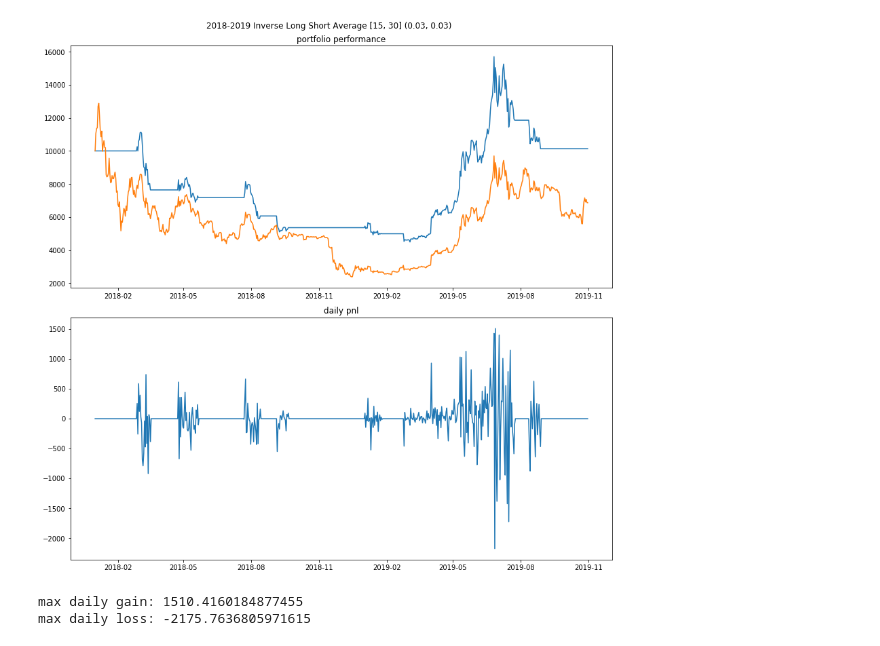
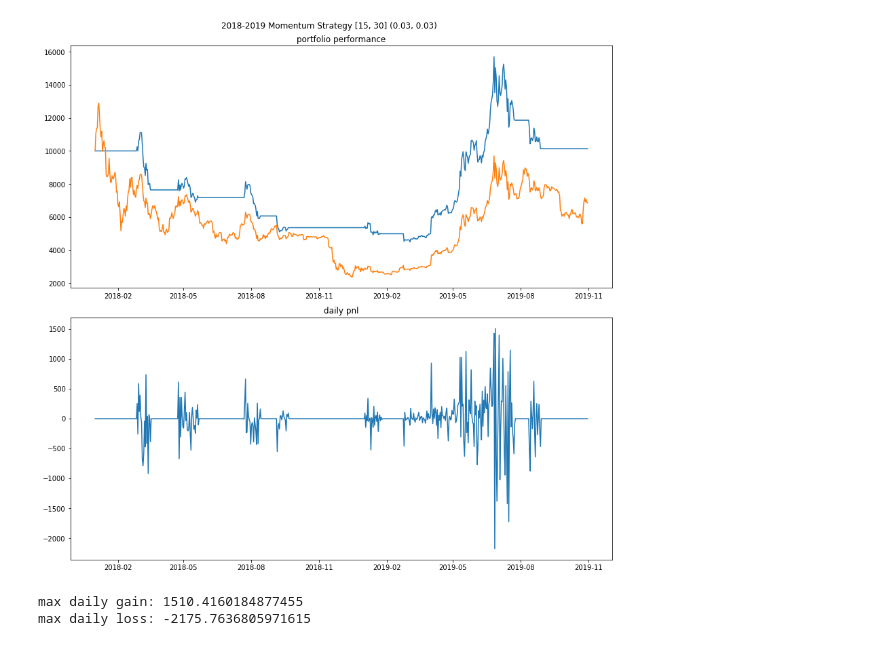
Before and after one commit to Jwang-2007/DataIncubatorProposal, a Jupyter notebook: data_incubator_demo_1.ipynb, the cells around one changed output. Cells and saved outputs as stored; diff of their text form; code cells hidden in the pictures.

```diff
--- a/data_incubator_demo_1.ipynb
+++ b/data_incubator_demo_1.ipynb
@@ -36,12 +27,20 @@ df_btc=dg.IndexedData("","",data)
 # %%
 config = {'asset_type': 'spot'}
-model_btc_eth = env.MktEnv([])
+model_btc = env.MktEnv([])
 comp_btc = envspot.MktEnvSpot('btc', df_btc, config)
 comp_btc.data=comp_btc.data.sort_index()
 model_btc_eth.insert_section(comp_btc)
 
-
-
 cash = 10000
 assets = {'btc': 0}
 ini_pfo = ledger.Ledger(assets, cash)
+
+ls_rule = {'method' : 'moving_average', 'window_size' : [15, 30], 'tolerance_up' : 0.03, 'tolerance_down' : 0.03}
+strats = stg_ls.StrategyInverseMA(model_btc, ini_pfo, ls_rule)
+start_date_str = '2018-01-01'
+end_date_str='2019-11-01'
+start_date = datetime.strptime(start_date_str, '%Y-%m-%d')
+end_date=datetime.strptime(end_date_str, '%Y-%m-%d')
+report = strats.back_testing(start_date ,end_date)
+
+longShortReport = report.copy()
@@ -72,25 +47,25 @@ longShortReport = report.copy()
 # %%
 report = longShortReport
 outDir='./'
 
-strategyName = '2018-2019 Inverse Long Short Average [15, 30] (0.03, 0.03)'
+strategyName = '2018-2019 Momentum Strategy [15, 30] (0.03, 0.03)'
 report.to_csv(os.path.join(outDir, strategyName+'.csv'), index=False)
 fig_width = 12
 fig_height = 12
 fig, ax0 = plt.subplots(2,1, figsize=(fig_width,fig_height))
 ax0[0].plot(report['date'], report['total'])
 ax0[0].plot(report['date'], report['btc_price'] * cash / report['btc_price'][0])
 ax0[0].set_title('portfolio performance')
 ax0[1].plot(report['date'], report['pnl'])
 ax0[1].set_title('daily pnl')
 fig.suptitle(strategyName)
 plt.tight_layout(rect=[0, 0.03, 1, 0.97])
 fig.savefig(os.path.join(outDir, strategyName+'.pdf'))
 plt.show()
 
 print('max daily gain:', report['pnl'].max())
 print('max daily loss:', report['pnl'].min())
 # %% [output]
-[figure, old version]
+[figure, new version]
 max daily gain: 1510.4160184877455
 max daily loss: -2175.7636805971615
```
Also changed, not shown: parts of 20 cells of this notebook.
